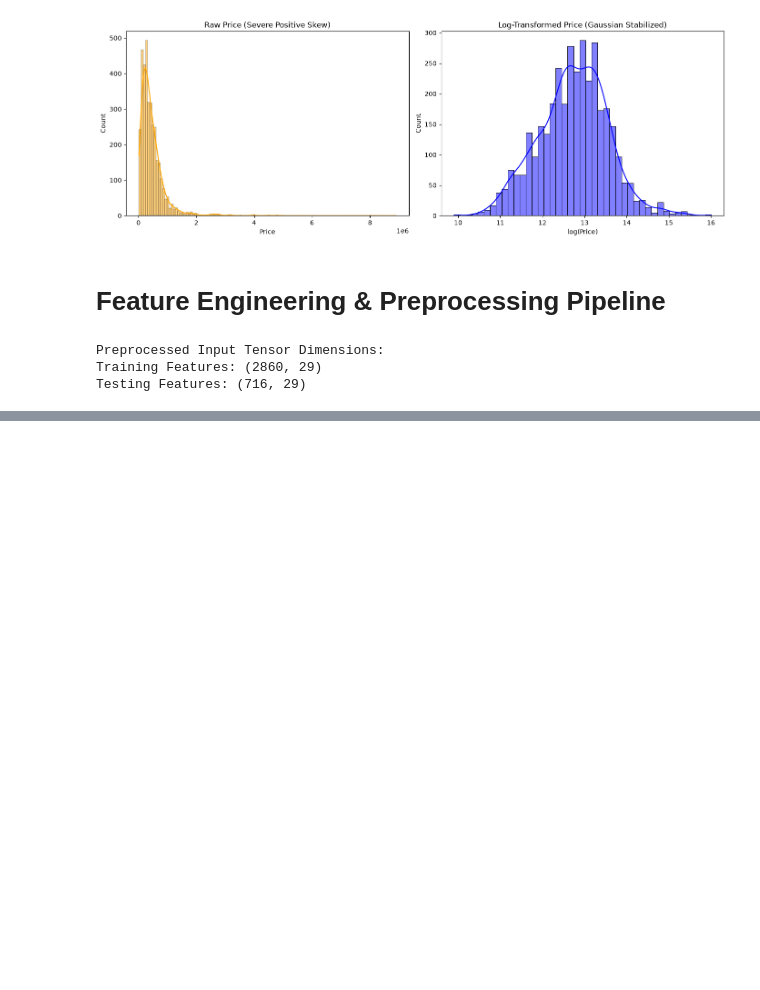
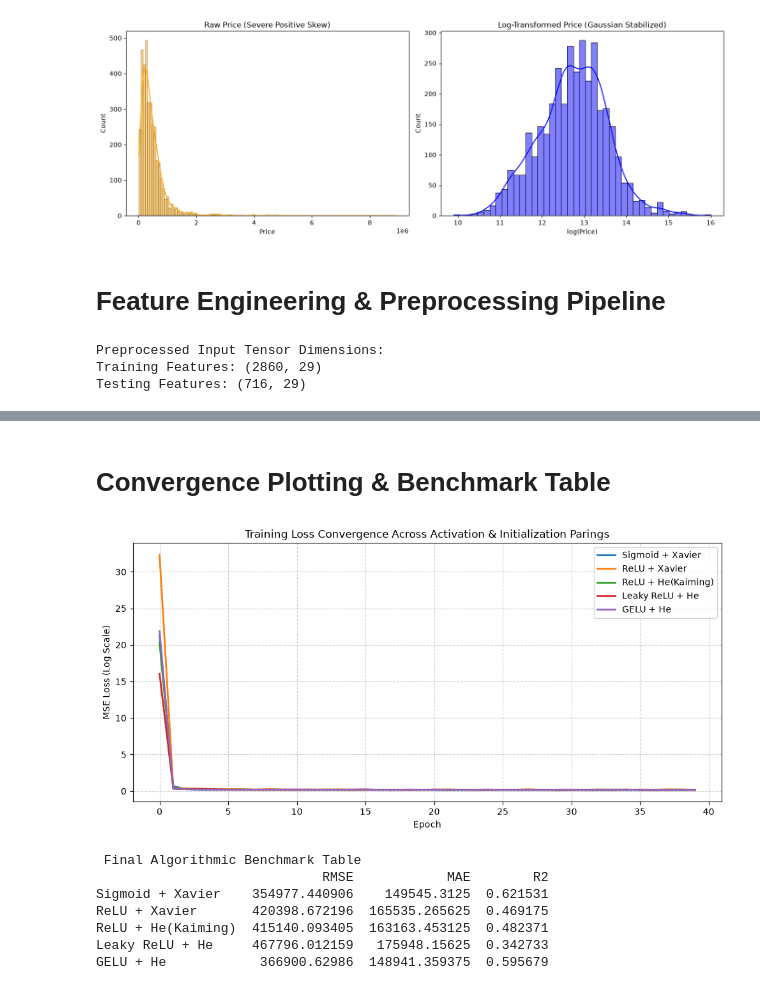
Before and after one commit to Allankamaus/SemProject_MLEngine, a Jupyter notebook: Car_Price_Prediction_Exploration.ipynb, the cells around one changed output, grey strips where cells are left out. Drawn from its saved outputs; the diff is of its cells as text; code cells hidden in the pictures; blank space fills up the shorter version.

```diff
--- a/Car_Price_Prediction_Exploration.ipynb
+++ b/Car_Price_Prediction_Exploration.ipynb
@@ -117,7 +125,7 @@ from sklearn.preprocessing import OneHotEncoder, StandardScaler
 from sklearn.compose import ColumnTransformer
 
 # Feature Engineering
-CURRENT_YEAR = 2024
+CURRENT_YEAR = 2026
 df["brand"] = df["name"].apply(lambda x: x.split()[0])
 df["vehicle_age"] = CURRENT_YEAR - df["year"]
 df["km_per_year"] = df["km_driven"] / (df["vehicle_age"] + 1)
@@ -155,0 +310,30 @@ Testing Features: (716, 29)
+# %% [markdown]
+# Convergence Plotting & Benchmark Table
+# %%
+# Plot Epoch Convergence Curves for Deliverable Report
+
+plt.figure(figsize=(10,5))
+for label, data in benchmark_results.items():
+    plt.plot(data["history"], label=label, linewidth=2)
+plt.title("Training Loss Convergence Across Activation & Initialization Parings")
+plt.xlabel("Epoch")
+plt.ylabel("MSE Loss (Log Scale)")
+plt.legend()
+plt.grid(True, linestyle="--", alpha=0.6)
+plt.tight_layout()
+plt.savefig("convergence_ablation.png")
+plt.show()
+
+#Diplay Benchmark Table
+results_df = pd.DataFrame(benchmark_results).T[["RMSE","MAE","R2"]]
+print("\n Final Algorithmic Benchmark Table")
+print(results_df)
+# %% [output]
+[figure, added]
+ Final Algorithmic Benchmark Table
+                             RMSE            MAE        R2
+Sigmoid + Xavier    354977.440906    149545.3125  0.621531
+ReLU + Xavier       420398.672196  165535.265625  0.469175
+ReLU + He(Kaiming)  415140.093405  163163.453125  0.482371
+Leaky ReLU + He     467796.012159   175948.15625  0.342733
+GELU + He            366900.62986  148941.359375  0.595679
```
Also changed, not shown: parts of 7 cells of this notebook, 6 other files.
